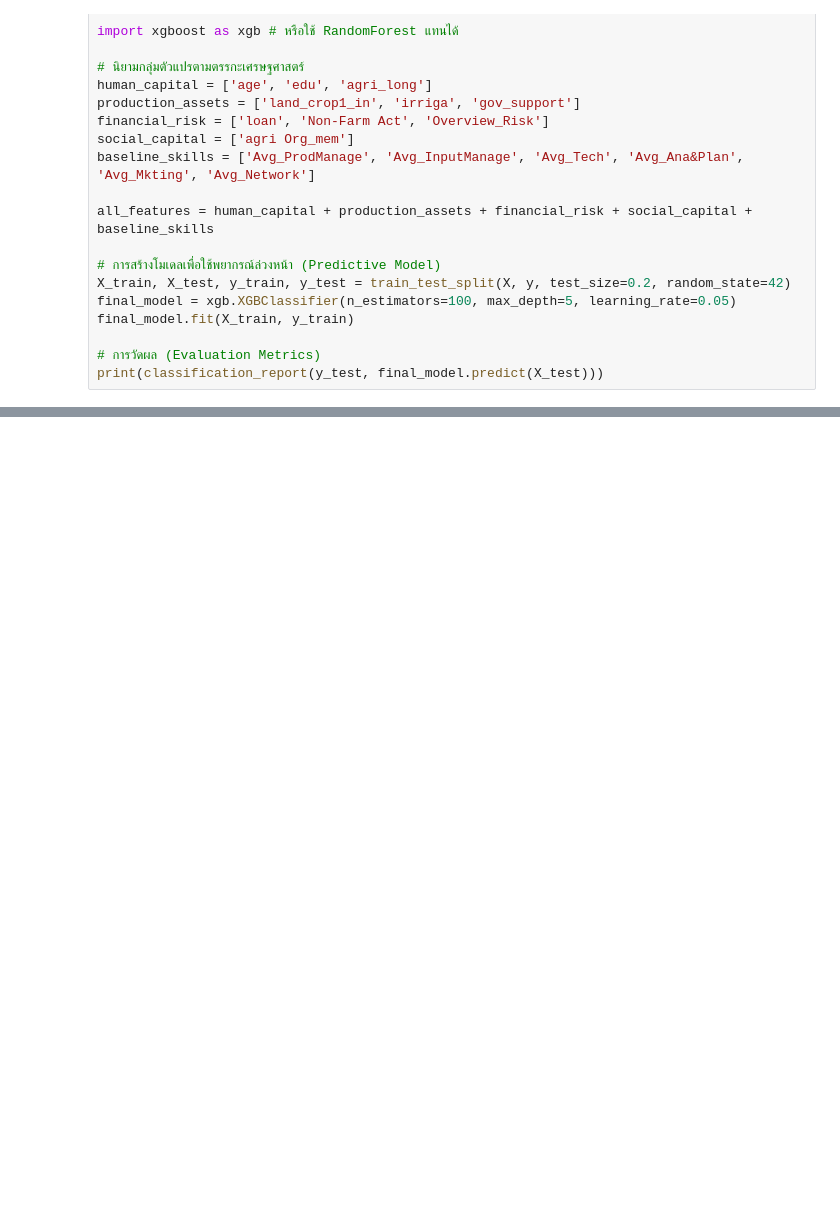
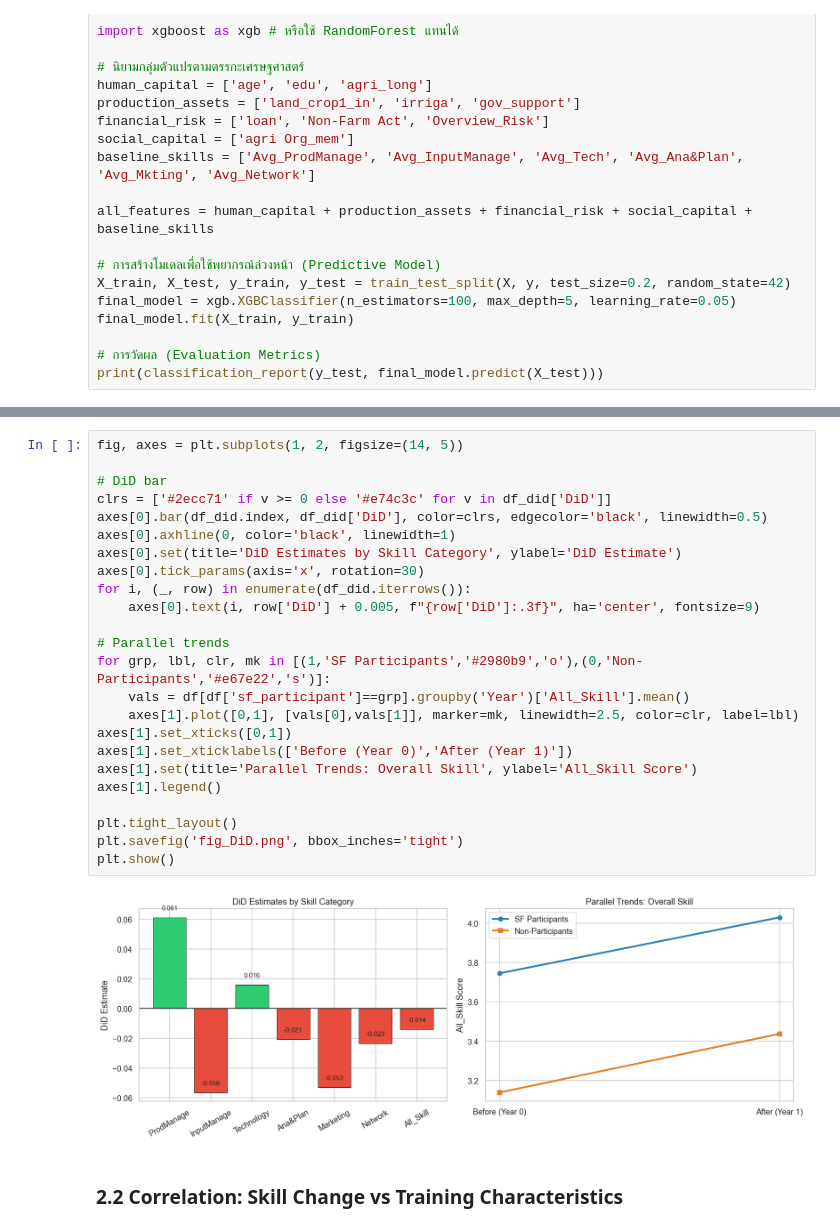
Before and after one commit to nagasu529/MLDataAnalytics, a Jupyter notebook: PRCI/DataAnalysis.ipynb, the cells around one changed output, grey strips where cells are left out. Drawn from its saved outputs; the diff is of its cells as text; blank space fills up the shorter version.

```diff
--- a/PRCI/DataAnalysis.ipynb
+++ b/PRCI/DataAnalysis.ipynb
@@ -152,0 +310,28 @@ print(classification_report(y_test, final_model.predict(X_test)))
+# %%
+fig, axes = plt.subplots(1, 2, figsize=(14, 5))
+
+# DiD bar
+clrs = ['#2ecc71' if v >= 0 else '#e74c3c' for v in df_did['DiD']]
+axes[0].bar(df_did.index, df_did['DiD'], color=clrs, edgecolor='black', linewidth=0.5)
+axes[0].axhline(0, color='black', linewidth=1)
+axes[0].set(title='DiD Estimates by Skill Category', ylabel='DiD Estimate')
+axes[0].tick_params(axis='x', rotation=30)
+for i, (_, row) in enumerate(df_did.iterrows()):
+    axes[0].text(i, row['DiD'] + 0.005, f"{row['DiD']:.3f}", ha='center', fontsize=9)
+
+# Parallel trends
+for grp, lbl, clr, mk in [(1,'SF Participants','#2980b9','o'),(0,'Non-Participants','#e67e22','s')]:
+    vals = df[df['sf_participant']==grp].groupby('Year')['All_Skill'].mean()
+    axes[1].plot([0,1], [vals[0],vals[1]], marker=mk, linewidth=2.5, color=clr, label=lbl)
+axes[1].set_xticks([0,1])
+axes[1].set_xticklabels(['Before (Year 0)','After (Year 1)'])
+axes[1].set(title='Parallel Trends: Overall Skill', ylabel='All_Skill Score')
+axes[1].legend()
+
+plt.tight_layout()
+plt.savefig('fig_DiD.png', bbox_inches='tight')
+plt.show()
+# %% [output]
+[figure, added]
+# %% [markdown]
+### 2.2 Correlation: Skill Change vs Training Characteristics
```
Also changed, not shown: parts of 41 cells of this notebook, 12 other files.
